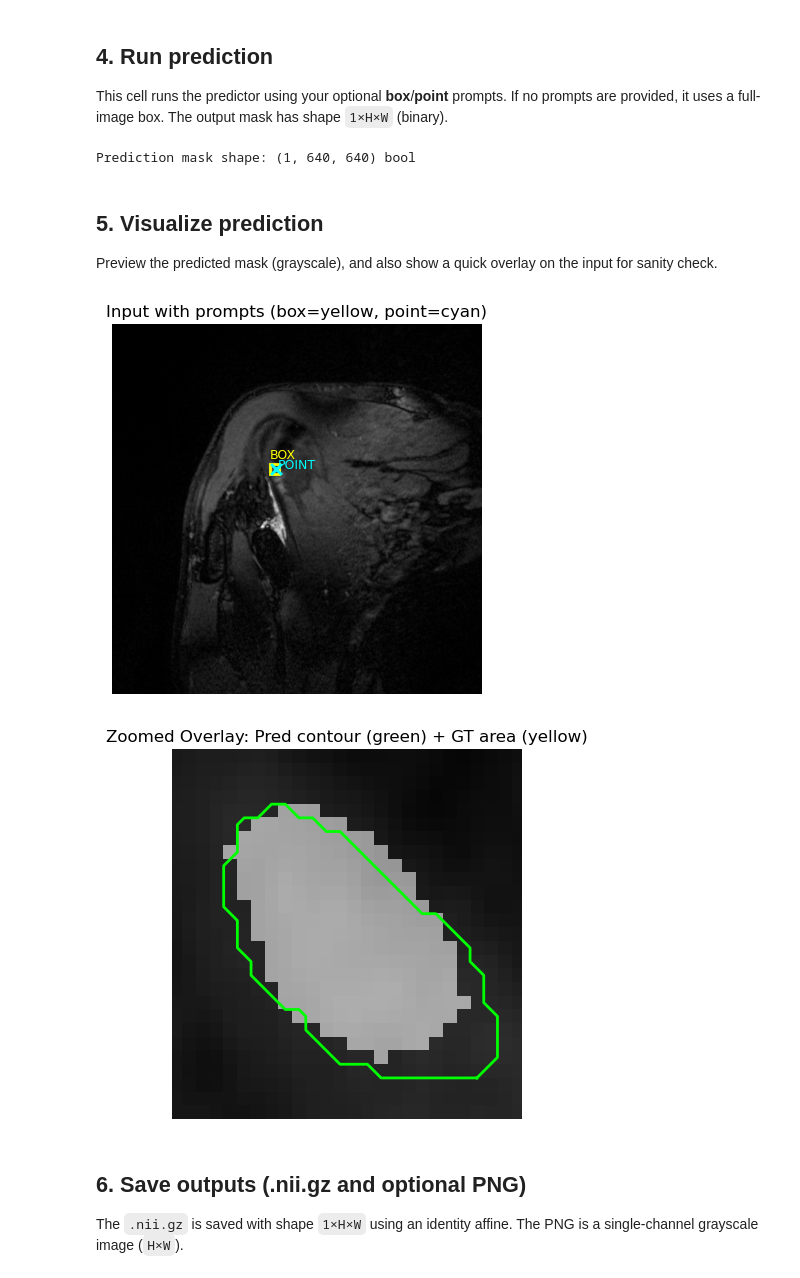
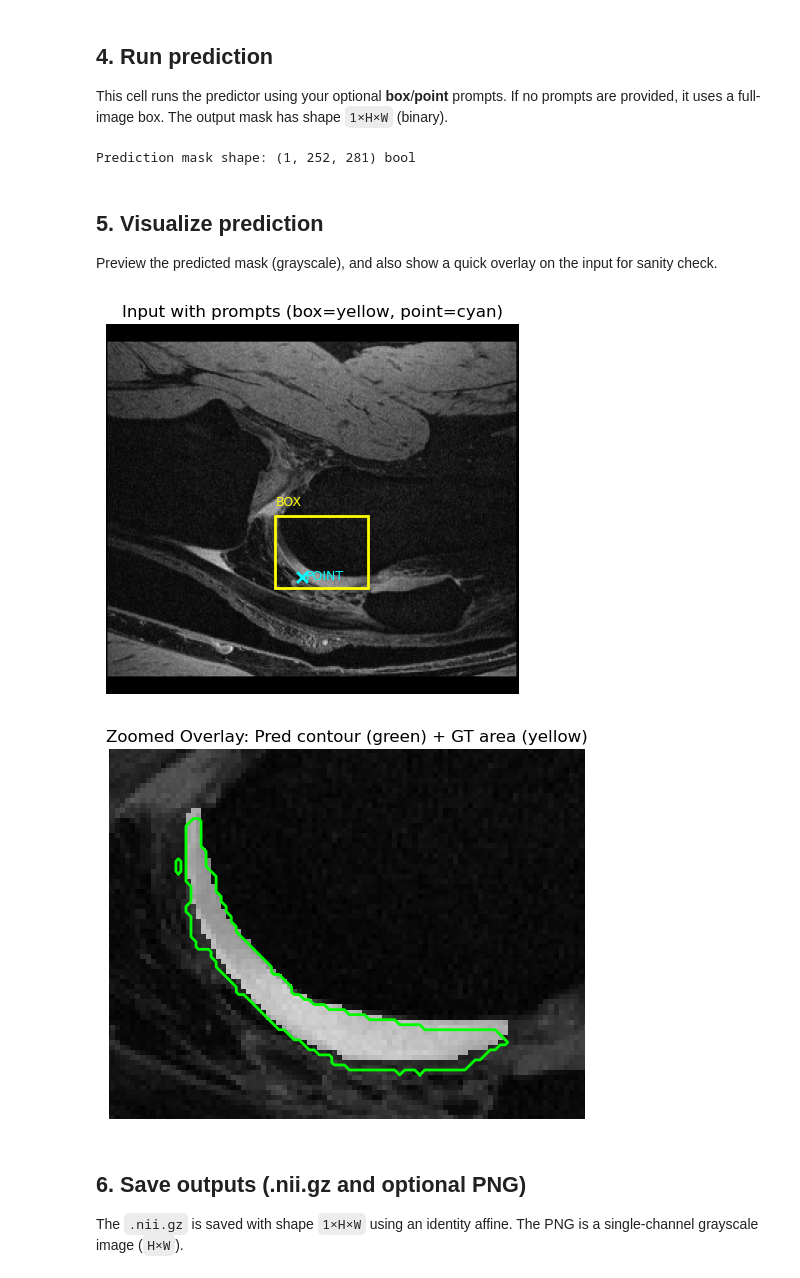
Before and after one commit to wangzhaomxy/SAMRI, a Jupyter notebook: infer_step_by_step.ipynb, the cells around one changed output. Drawn from its saved outputs; the diff is of its cells as text; code cells hidden in the pictures.

Commit message:
update the sample input path with the current root path.

```diff
--- a/infer_step_by_step.ipynb
+++ b/infer_step_by_step.ipynb
@@ -251,0 +230,13 @@ python inference.py \
+# %%
+# --- User configuration example---
+INPUT_PATH = "./datasets/demoSample/example_img_1.nii.gz"   # Input image path
+OUTPUT_DIR = "./datasets/infer_output"  # Output directory
+CHECKPOINT = "./models/samri_vitb_bp.pth"   #Checkpoint path
+mask, _ = load_file("./datasets/demoSample/example_seg_1.nii.gz") # Load ground truth mask
+mask = mask[...,0] == np.unique(mask)[random.randint(1, len(np.unique(mask))-1)]  # Choose a random label and convert to binary mask
+BOX = gen_bboxes(mask)             # generate bounding box from mask
+POINT = gen_points(mask)           # generate point from mask
+print(BOX)
+print(POINT)
+BASE = clean_basename(INPUT_PATH)
+print("Base name:", BASE)
@@ -321,7 +316,7 @@ else:
     pred_1hw = pred_masks[:1, ...]
 print("Prediction mask shape:", pred_1hw.shape, pred_1hw.dtype)
 # %% [output]
-Prediction mask shape: (1, 640, 640) bool
+Prediction mask shape: (1, 252, 281) bool
 # %% [markdown]
 ## 5. Visualize prediction
 Preview the predicted mask (grayscale), and also show a quick overlay on the input for sanity check.
@@ -337,7 +332,7 @@ pred_hw = pred_1hw.reshape(H, W).astype(bool)
 # Handle ground truth
 gt_hw = None
 if 'mask' in globals() and mask is not None:
-    gt = mask[...,0]
+    gt = mask
 elif 'gt' in globals() and gt is not None:
     gt = gt
 else:
@@ -399,35 +394,35 @@ else:
     # fallback: compute bbox from predicted mask
     ys, xs = np.nonzero(pred_hw)
     if len(xs) > 0 and len(ys) > 0:
         x1, x2 = xs.min(), xs.max()
         y1, y2 = ys.min(), ys.max()
     else:
         # fallback to full image if empty
         x1, y1, x2, y2 = 0, 0, rgb.shape[1]-1, rgb.shape[0]-1
 
 # Expand box by 50%
 expand_ratio = 0.5
 w_box = x2 - x1
 h_box = y2 - y1
 dx = w_box * expand_ratio / 2
 dy = h_box * expand_ratio / 2
 
 x1_exp = max(0, x1 - dx)
 x2_exp = min(rgb.shape[1] - 1, x2 + dx)
 y1_exp = max(0, y1 - dy)
 y2_exp = min(rgb.shape[0] - 1, y2 + dy)
 
 # Apply zoom to axes
 ax.set_xlim(x1_exp, x2_exp)
 ax.set_ylim(y2_exp, y1_exp)  # inverted y-axis in imshow
 
 # Add titles and aesthetics
 ax.set_title("Zoomed Overlay: Pred contour (green) + GT area (yellow)")
 ax.axis('off')
 plt.show()
 # %% [output]
-[figure, old version]
+[figure, new version]
-[figure, old version]
+[figure, new version]
 # %% [markdown]
 ## 6. Save outputs (.nii.gz and optional PNG)
 The `.nii.gz` is saved with shape `1×H×W` using an identity affine. The PNG is a single-channel grayscale image (`H×W`).
```
Also changed, not shown: parts of 5 cells of this notebook.
